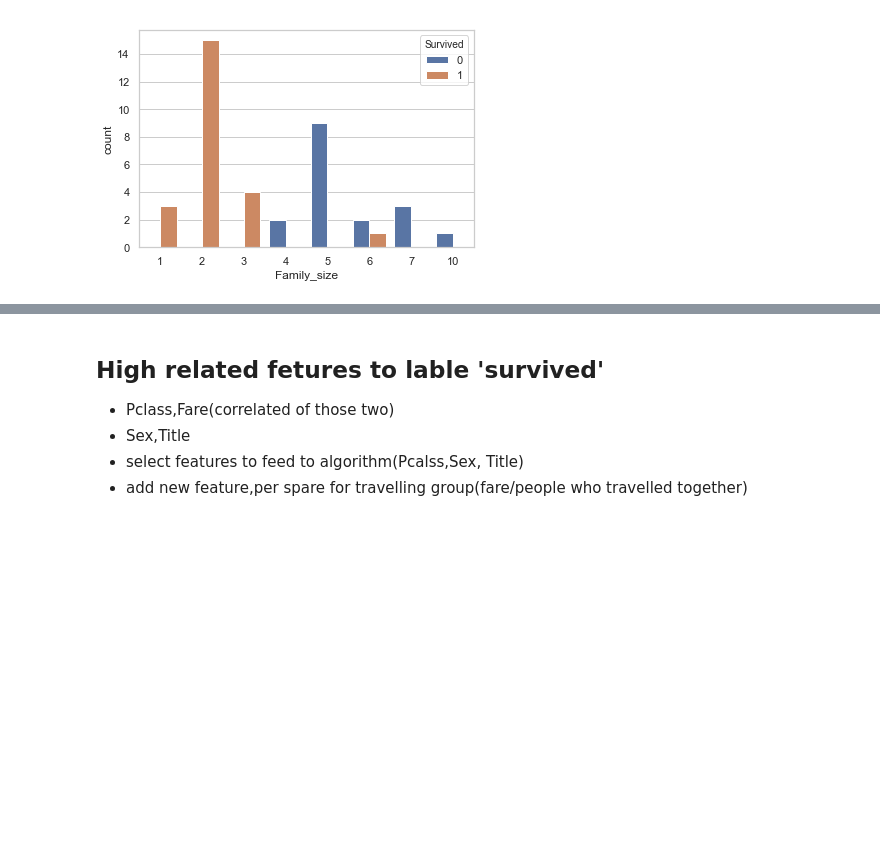
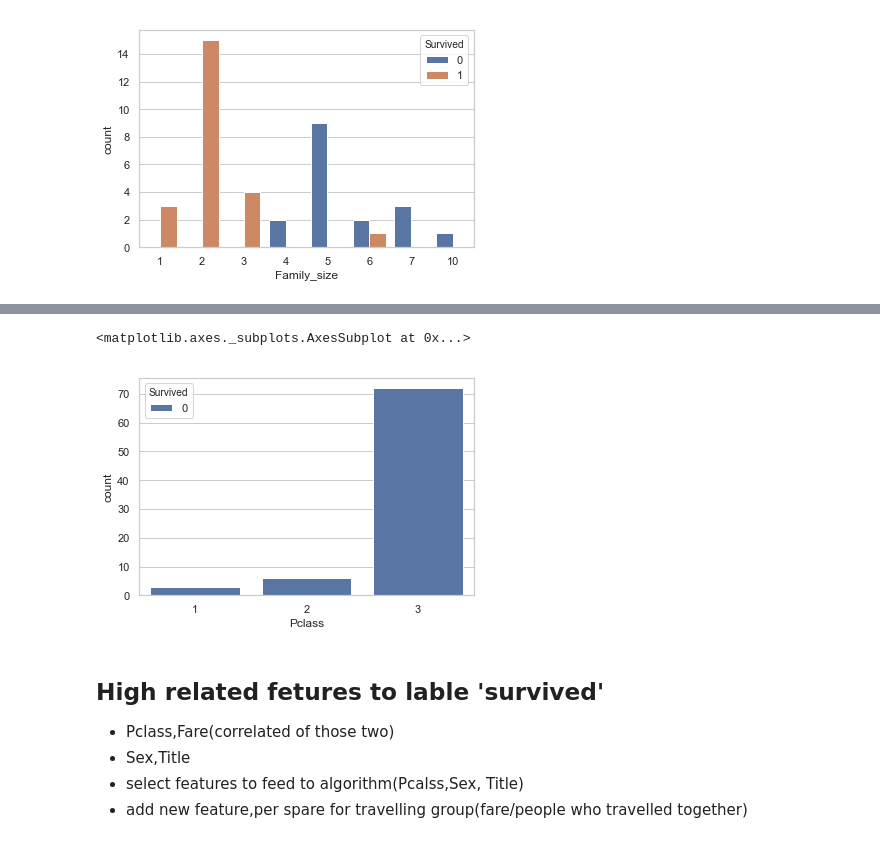
Before and after one commit to RayFromUiS/kaggle_titanic, a Jupyter notebook: kaggle_titanic.ipynb, the cells around one changed output, grey strips where cells are left out. Drawn from its saved outputs; the diff is of its cells as text; code cells hidden in the pictures; blank space fills up the shorter version.

```diff
--- a/kaggle_titanic.ipynb
+++ b/kaggle_titanic.ipynb
@@ -246,2 +245,2 @@ sns.countplot(x = 'Family_size',hue = 'Survived',data =df_family_master )
 # %%
-df_split[df_split['Sex']=='female'][df_split[df_split['Sex']=='female']['Survived'] == 0]
+df_sex = df_split[df_split['Sex']=='female'][df_split[df_split['Sex']=='female']['Survived'] == 0]
@@ -267,3 +247,8 @@ df_split[df_split['Sex']=='female'][df_split[df_split['Sex']=='female']['Survive
+# %%
+sns.countplot(x = 'Pclass',hue = 'Survived',data = df_sex  )
+# %% [output]
+<matplotlib.axes._subplots.AxesSubplot at 0x...>
+[figure, added]
 # %% [markdown]
 ## High related fetures to lable 'survived'
 - Pclass,Fare(correlated of those two)
```
Also changed, not shown: parts of 44 cells of this notebook, 3 other files.
